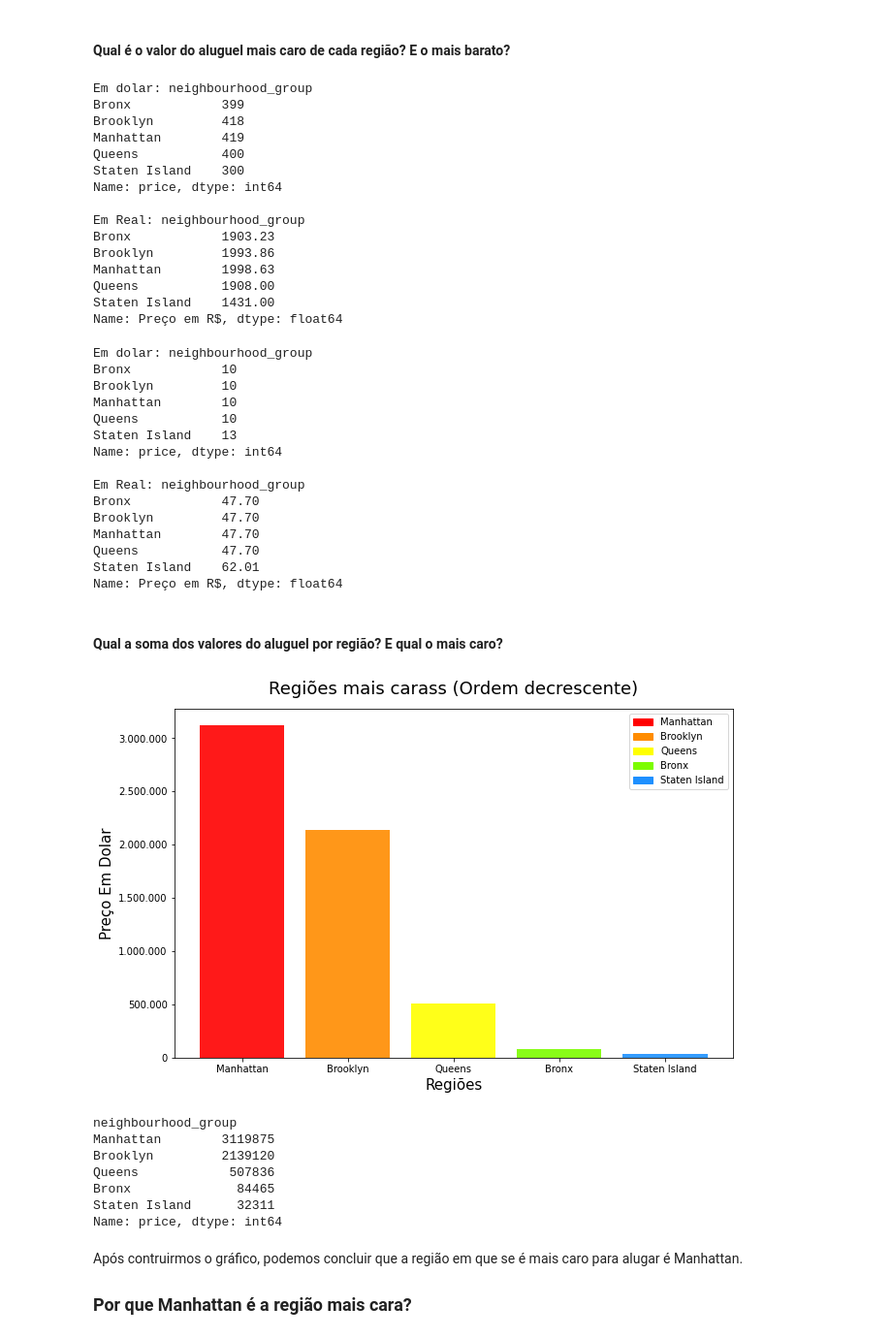
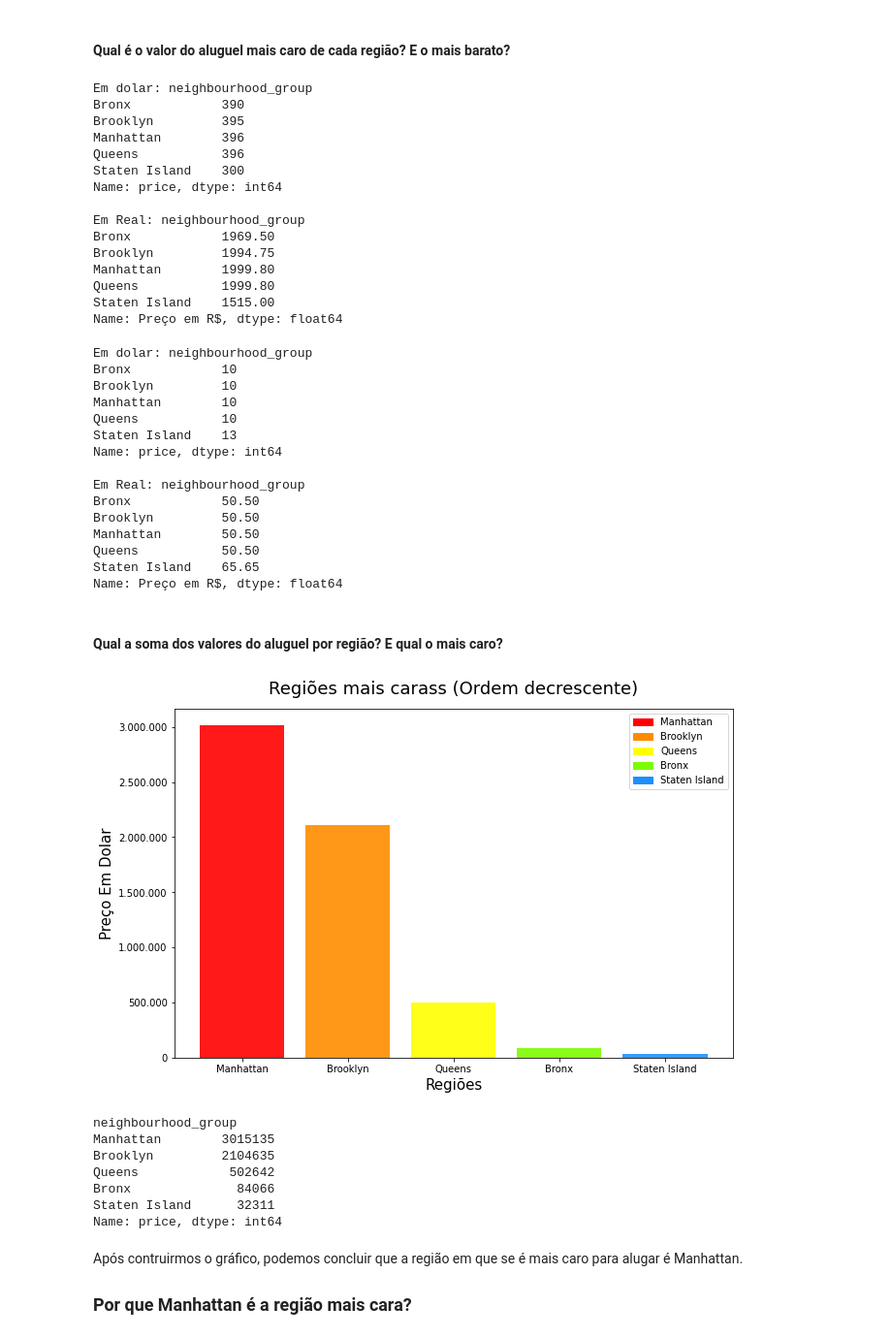
Before and after one commit to ferreiramar96/Analise-Dos-Dados-Airbnb-NYC, a Jupyter notebook: Análise_Dos_Dados_Airbnb_NYC.ipynb, the cells around one changed output. Shown: that part at 97% size. Drawn from its saved outputs; the diff is of its cells as text; code cells hidden in the pictures.

```diff
--- a/Análise_Dos_Dados_Airbnb_NYC.ipynb
+++ b/Análise_Dos_Dados_Airbnb_NYC.ipynb
@@ -79,5 +79,5 @@ df.head()
 Para realizar uma análise mais clara, vou converter o valor de dólares para reais.
 # %%
 #Criando nova coluna
-df['Preço em R$'] = df['price'] * 4.77
+df['Preço em R$'] = df['price'] * 5.05
 # %% [markdown]
@@ -310,19 +310,19 @@ print('Em dolar: {}'.format(df_clear.groupby('neighbourhood_group')['price'].max
 print('\nEm Real: {}'.format(df_clear.groupby('neighbourhood_group')['Preço em R$'].max()))
 # %% [output]
 Em dolar: neighbourhood_group
-Bronx            399
-Brooklyn         418
-Manhattan        419
-Queens           400
+Bronx            390
+Brooklyn         395
+Manhattan        396
+Queens           396
 Staten Island    300
 Name: price, dtype: int64
 
 Em Real: neighbourhood_group
-Bronx            1903.23
-Brooklyn         1993.86
-Manhattan        1998.63
-Queens           1908.00
-Staten Island    1431.00
+Bronx            1969.50
+Brooklyn         1994.75
+Manhattan        1999.80
+Queens           1999.80
+Staten Island    1515.00
 Name: Preço em R$, dtype: float64
 # %%
 #Mais barato por região
@@ -341,48 +341,48 @@ Staten Island    13
 Name: price, dtype: int64
 
 Em Real: neighbourhood_group
-Bronx            47.70
-Brooklyn         47.70
-Manhattan        47.70
-Queens           47.70
-Staten Island    62.01
+Bronx            50.50
+Brooklyn         50.50
+Manhattan        50.50
+Queens           50.50
+Staten Island    65.65
 Name: Preço em R$, dtype: float64
 # %% [markdown]
 #### Qual a soma dos valores do aluguel por região? E qual o mais caro?
 # %%
 #Vamos plotar um gráfico de barras para melhor vizualização
 cores = {'Manhattan': 'red',
          'Brooklyn': 'darkorange',
          'Queens': 'yellow',
          'Bronx': 'lawngreen',
          'Staten Island':'dodgerblue'}
 labels = list(cores.keys())
 
 y = (df_clear.groupby('neighbourhood_group')['price'].sum()).sort_values(ascending=False)
 
 fig = plt.figure(figsize=(8,5))
 ax = fig.add_axes([1,1,1,1])
 
-ax.bar(label, y, color=cores.values(), alpha=0.9)
+ax.bar(labels, y, color=cores.values(), alpha=0.9)
 ax.set_title('Regiões mais carass (Ordem decrescente)', fontsize=18, pad=15)
 ax.set_xlabel('Regiões', fontsize=15)
 ax.set_ylabel('Preço Em Dolar', fontsize=15)
 
 ax.set_yticks([0, 500000, 1000000, 1500000, 2000000, 2500000, 3000000])
 ax.set_yticklabels(['0', '500.000', '1.000.000', '1.500.000', '2.000.000', '2.500.000', '3.000.000'])
 
 handles = [plt.Rectangle((0,0),1,1, color=cores[label]) for label in labels]
 ax.legend(handles, labels)
 plt.show()
 
 print(y)
 # %% [output]
-[figure, old version]
+[figure, new version]
 neighbourhood_group
-Manhattan        3119875
-Brooklyn         2139120
-Queens            507836
-Bronx              84465
+Manhattan        3015135
+Brooklyn         2104635
+Queens            502642
+Bronx              84066
 Staten Island      32311
 Name: price, dtype: int64
 # %% [markdown]
```
Also changed, not shown: parts of 8 cells of this notebook.
